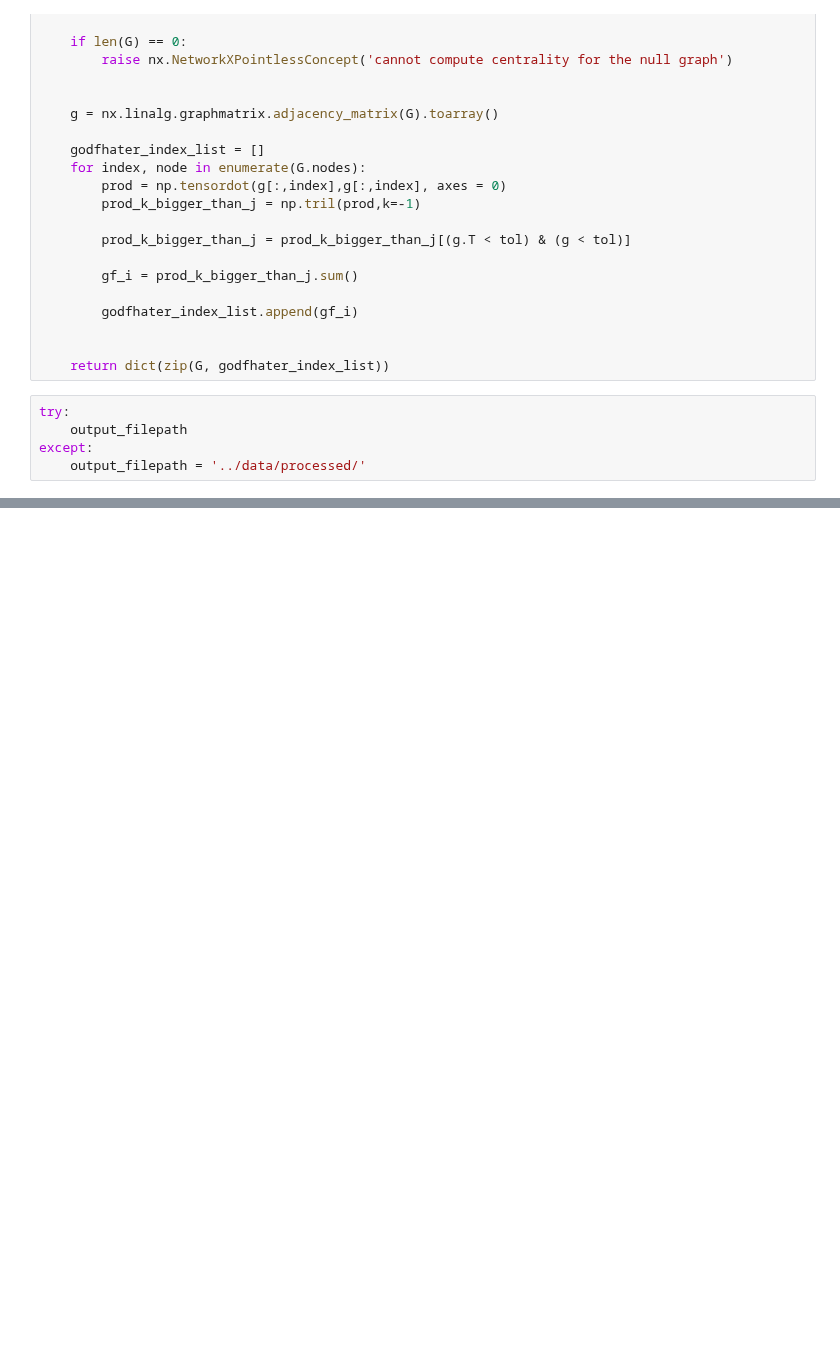
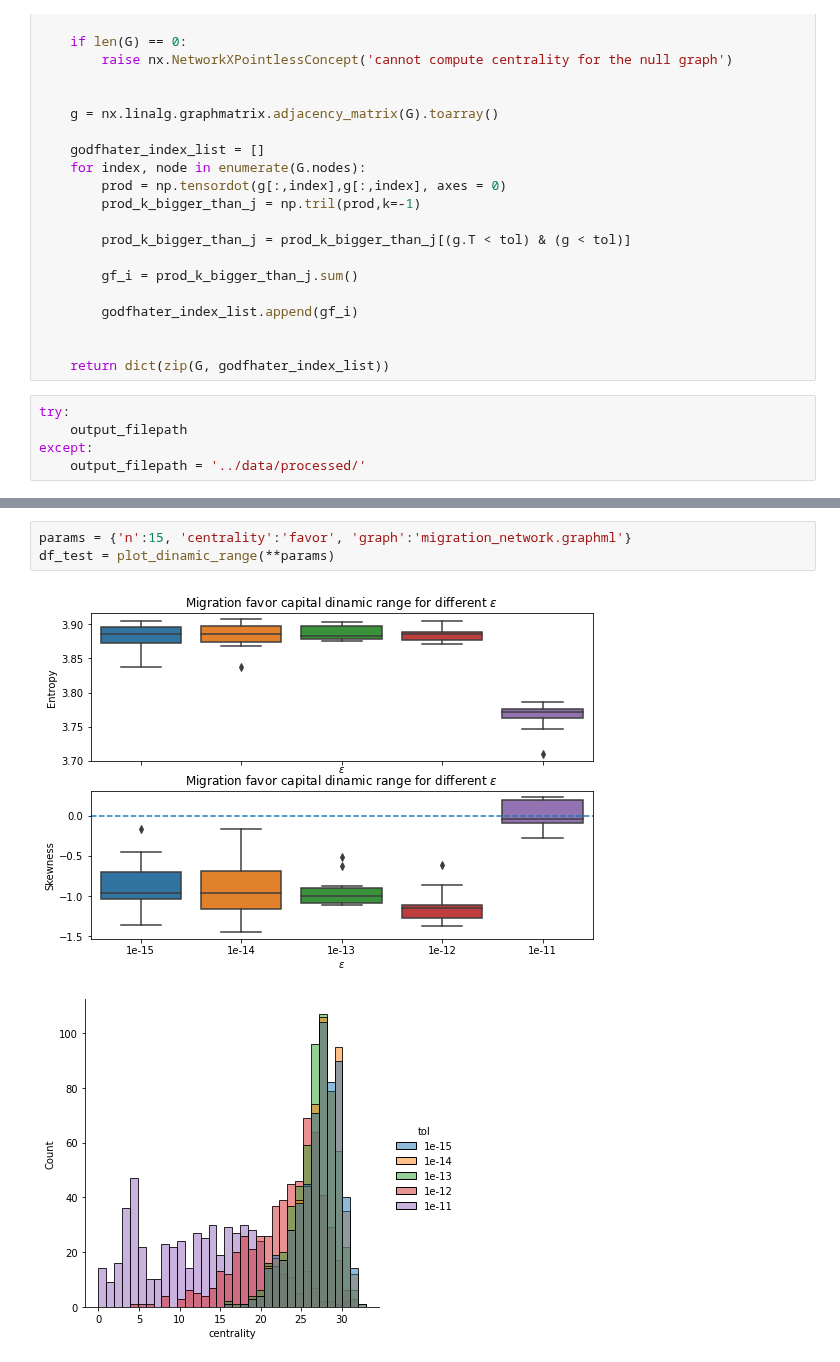
Before and after one commit to jaimeoliver1/social_capital_in_trade_networks, a Jupyter notebook: notebooks/08_dynamic_range_centralities.ipynb, the cells around one changed output, grey strips where cells are left out. Saved outputs shown, nothing was run; the diff lists cells and outputs as text; blank space fills up the shorter version.

```diff
--- a/notebooks/08_dynamic_range_centralities.ipynb
+++ b/notebooks/08_dynamic_range_centralities.ipynb
@@ -121 +158,7 @@ def plot_dinamic_range(n=9, **kwargs):
+# %%
+params = {'n':15, 'centrality':'favor', 'graph':'migration_network.graphml'}
+df_test = plot_dinamic_range(**params)
+# %% [output]
+[figure, added]
+[figure, added]
 # %%
```
Also changed, not shown: parts of 9 cells of this notebook, 7 other files.
